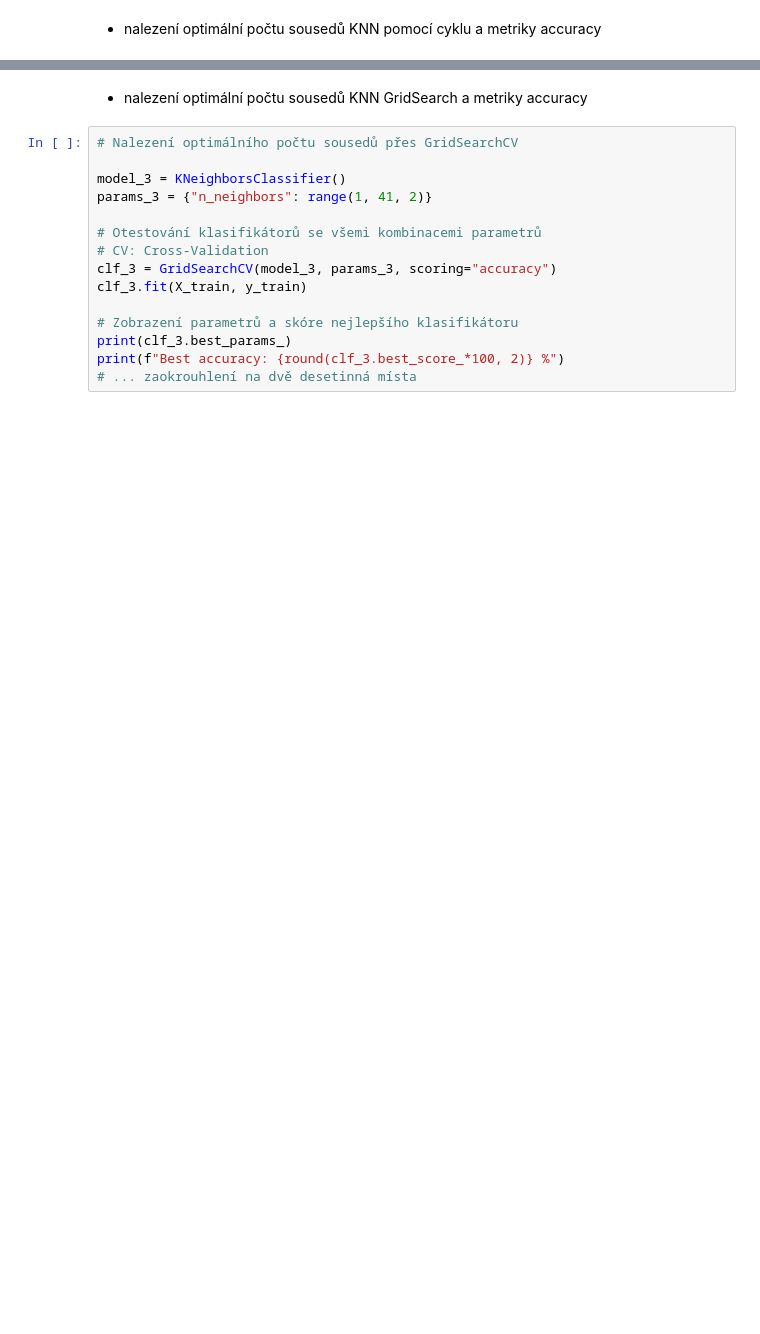
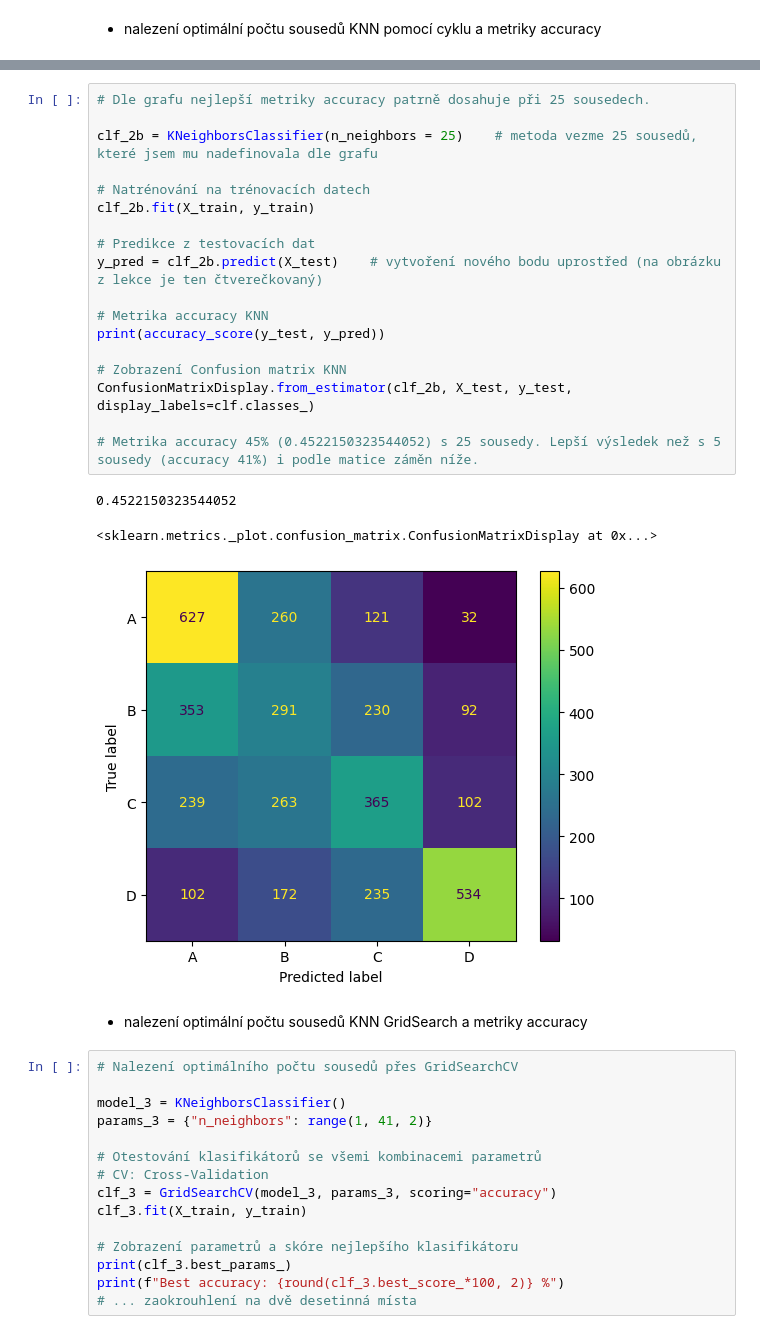
Before and after one commit to zitkovalenka/Python2-042023, a Jupyter notebook: UKOL_05-reseni-ML&AI-Fyzicka_kondice.ipynb, the cells around one changed output, grey strips where cells are left out. Cells and saved outputs as stored; diff of their text form; blank space fills up the shorter version.

```diff
--- a/UKOL_05-reseni-ML&AI-Fyzicka_kondice.ipynb
+++ b/UKOL_05-reseni-ML&AI-Fyzicka_kondice.ipynb
@@ -250,3 +257,25 @@ ValueError: Found input variables with inconsistent numbers of samples: [4018, 9
+# %%
+# Dle grafu nejlepší metriky accuracy patrně dosahuje při 25 sousedech.
+
+clf_2b = KNeighborsClassifier(n_neighbors = 25)    # metoda vezme 25 sousedů, které jsem mu nadefinovala dle grafu
+
+# Natrénování na trénovacích datech
+clf_2b.fit(X_train, y_train)
+
+# Predikce z testovacích dat
+y_pred = clf_2b.predict(X_test)    # vytvoření nového bodu uprostřed (na obrázku z lekce je ten čtverečkovaný)
+
+# Metrika accuracy KNN
+print(accuracy_score(y_test, y_pred))
+
+# Zobrazení Confusion matrix KNN
+ConfusionMatrixDisplay.from_estimator(clf_2b, X_test, y_test, display_labels=clf.classes_)
+
+# Metrika accuracy 45% (0.4522150323544052) s 25 sousedy. Lepší výsledek než s 5 sousedy (accuracy 41%) i podle matice záměn níže.
+# %% [output]
+0.4522150323544052
+<sklearn.metrics._plot.confusion_matrix.ConfusionMatrixDisplay at 0x...>
+[figure, added]
 # %% [markdown]
 - nalezení optimální počtu sousedů KNN GridSearch a metriky accuracy
 # %%
```
Also changed, not shown: parts of 12 cells of this notebook.
